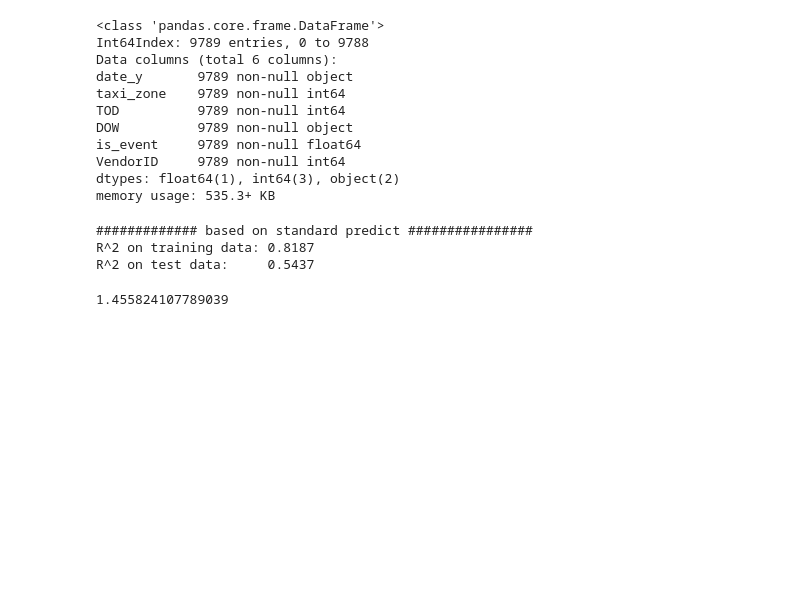
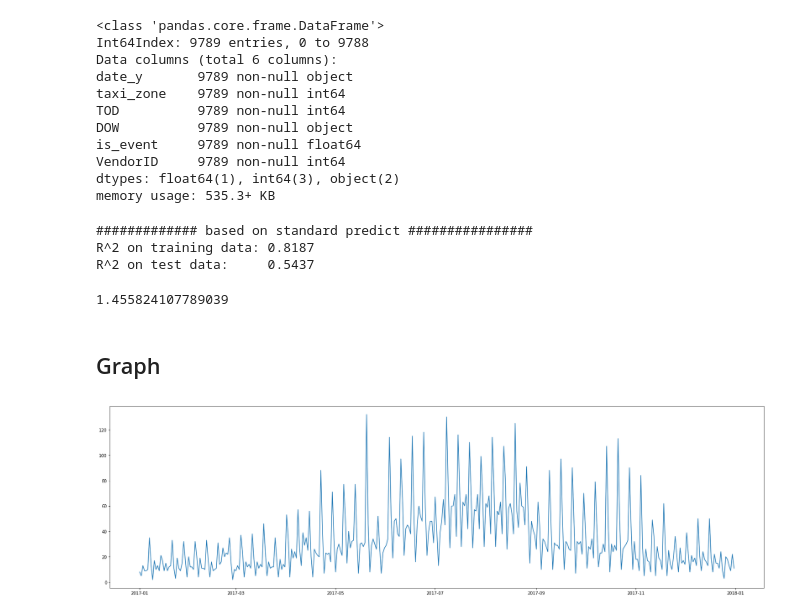
Before and after one commit to inistar/taxi-requests-ds, a Jupyter notebook: EDA.ipynb, the cells around one changed output. Cells and saved outputs as stored; diff of their text form; code cells hidden in the pictures; blank space fills up the shorter version.

Commit message:
made basic graphs

```diff
--- a/EDA.ipynb
+++ b/EDA.ipynb
@@ -494,3 +494,11 @@ rmse = np.sqrt(mean_squared_error(reg.predict(test[['taxi_zone', 'TOD', 'is_even
 rmse
 # %% [output]
 1.455824107789039
+# %% [markdown]
+## Graph
+# %%
+events_graph = merged_df.groupby(['date'])['event_id'].count().reset_index()
+plt.figure(figsize=(28,8))
+plt.plot(events_graph.date, events_graph.event_id);
+# %% [output]
+[figure, added]
```
Also changed, not shown: parts of 2 cells of this notebook.
